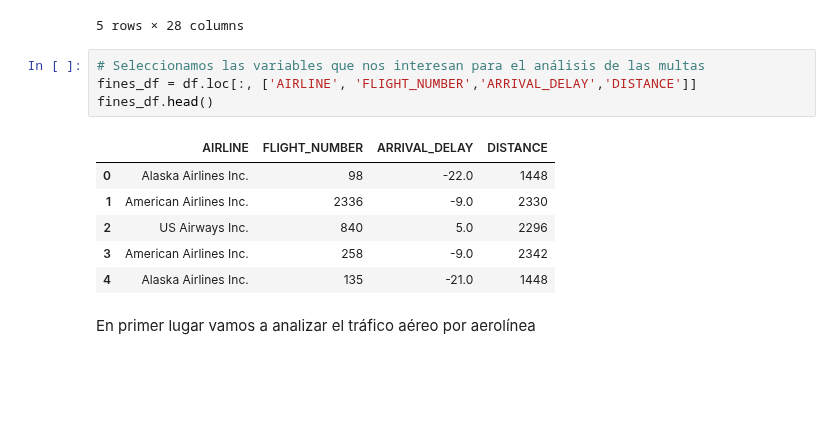
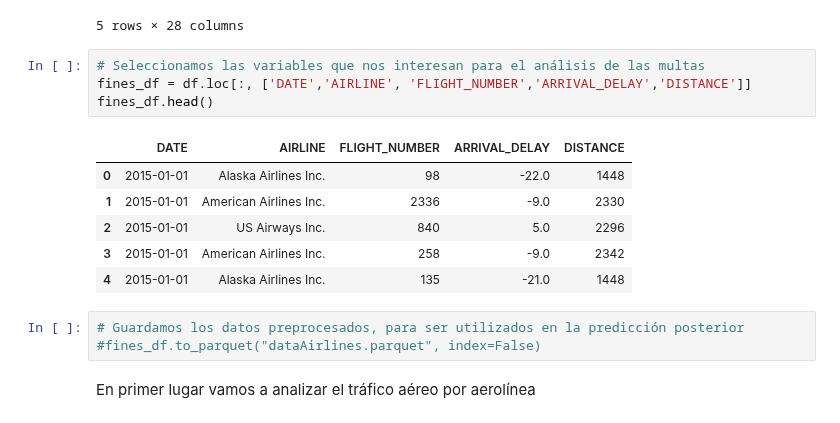
Before and after one commit to inesgfortis/Aircraft_Delays_Analysis, a Jupyter notebook: AirlinesAnalysis/FineAnalysis.ipynb, the cells around one changed output. Drawn from its saved outputs; the diff is of its cells as text; blank space fills up the shorter version.

```diff
--- a/AirlinesAnalysis/FineAnalysis.ipynb
+++ b/AirlinesAnalysis/FineAnalysis.ipynb
@@ -26,15 +26,18 @@ df.head()
 5 rows × 28 columns
 # %%
 # Seleccionamos las variables que nos interesan para el análisis de las multas
-fines_df = df.loc[:, ['AIRLINE', 'FLIGHT_NUMBER','ARRIVAL_DELAY','DISTANCE']]
+fines_df = df.loc[:, ['DATE','AIRLINE', 'FLIGHT_NUMBER','ARRIVAL_DELAY','DISTANCE']]
 fines_df.head()
 # %% [output]
-|  | AIRLINE | FLIGHT_NUMBER | ARRIVAL_DELAY | DISTANCE |
-| 0 | Alaska Airlines Inc. | 98 | -22.0 | 1448 |
-| 1 | American Airlines Inc. | 2336 | -9.0 | 2330 |
-| 2 | US Airways Inc. | 840 | 5.0 | 2296 |
-| 3 | American Airlines Inc. | 258 | -9.0 | 2342 |
-| 4 | Alaska Airlines Inc. | 135 | -21.0 | 1448 |
+|  | DATE | AIRLINE | FLIGHT_NUMBER | ARRIVAL_DELAY | DISTANCE |
+| 0 | 2015-01-01 | Alaska Airlines Inc. | 98 | -22.0 | 1448 |
+| 1 | 2015-01-01 | American Airlines Inc. | 2336 | -9.0 | 2330 |
+| 2 | 2015-01-01 | US Airways Inc. | 840 | 5.0 | 2296 |
+| 3 | 2015-01-01 | American Airlines Inc. | 258 | -9.0 | 2342 |
+| 4 | 2015-01-01 | Alaska Airlines Inc. | 135 | -21.0 | 1448 |
+# %%
+# Guardamos los datos preprocesados, para ser utilizados en la predicción posterior
+#fines_df.to_parquet("dataAirlines.parquet", index=False)
 # %% [markdown]
 En primer lugar vamos a analizar el tráfico aéreo por aerolínea
 # %%
```
Also changed, not shown: parts of 8 cells of this notebook, 1 other file.
